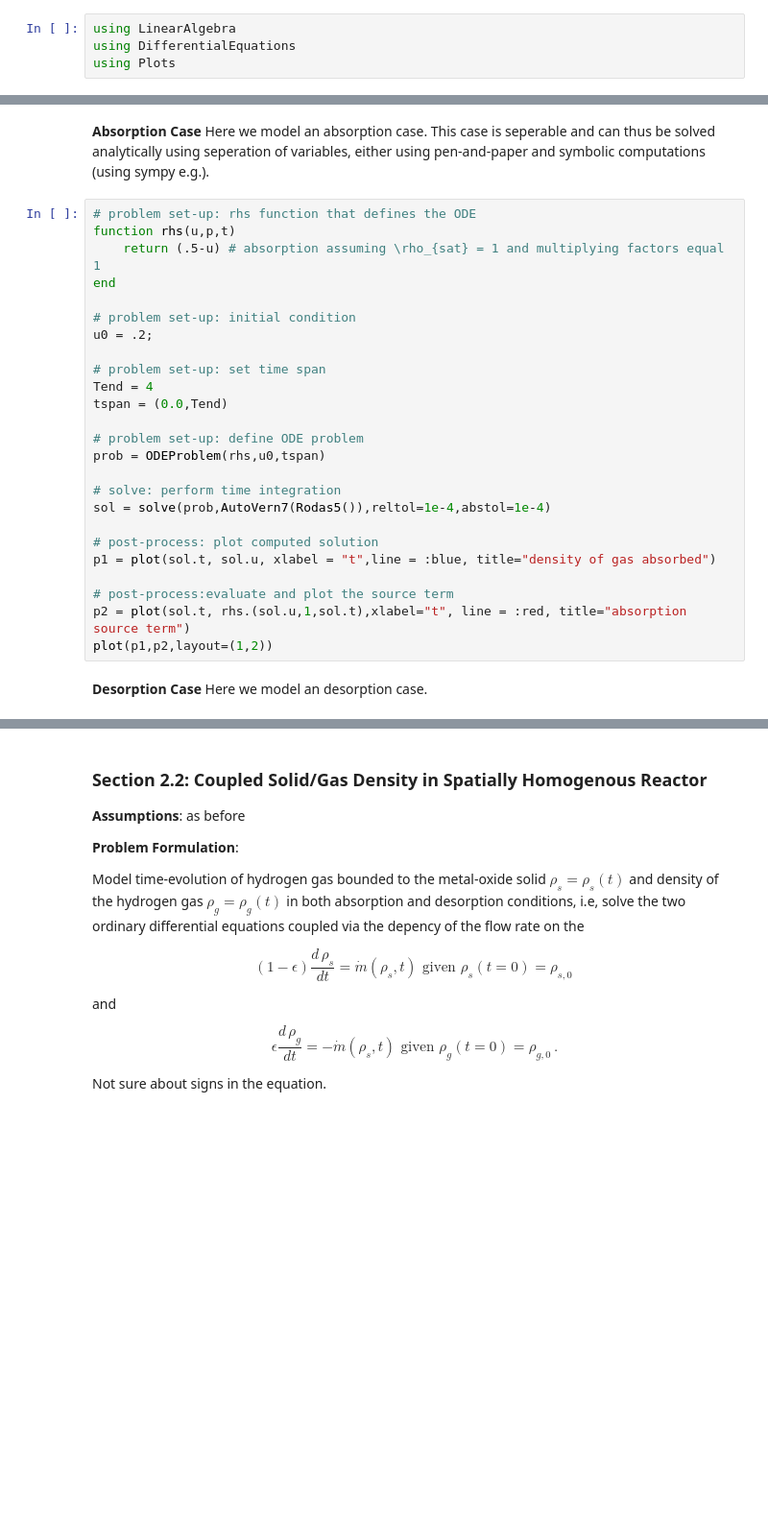
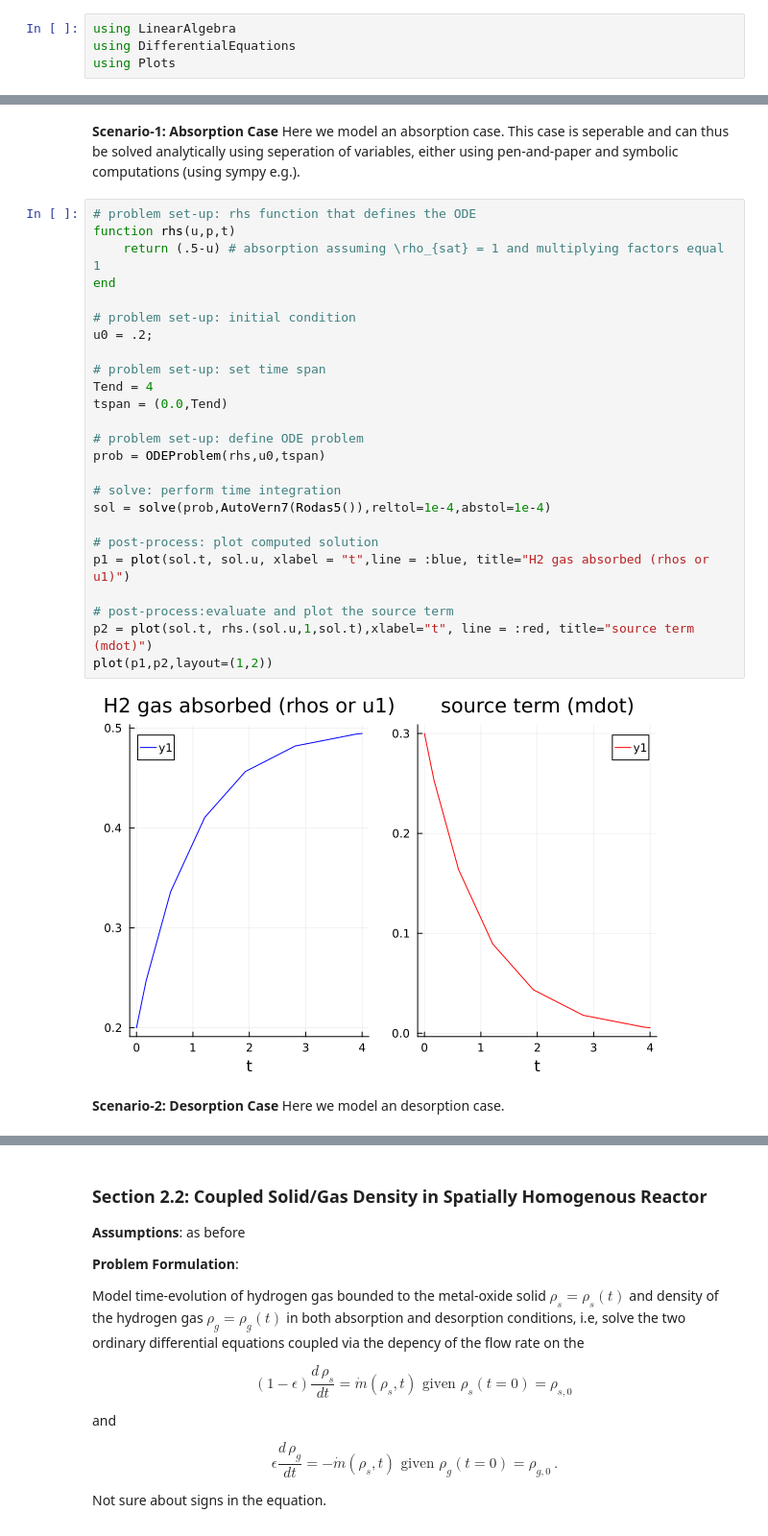
Before and after one commit to ziolai/finite_element_electrical_engineering, a Jupyter notebook: project-based-assignment/metal-hydride-storage/notebooks/darzi-2016.ipynb, the cells around one changed output, grey strips where cells are left out. Shown at 96% size. Drawn from its saved outputs; the diff is of its cells as text; blank space fills up the shorter version.

```diff
--- a/project-based-assignment/metal-hydride-storage/notebooks/darzi-2016.ipynb
+++ b/project-based-assignment/metal-hydride-storage/notebooks/darzi-2016.ipynb
@@ -84,35 +87,37 @@ assuming final time to evolve between one and a few minutes. Observe that
 
 Code the problem set-up and solve using a suitable time-integration choosen from [DifferentialEquations.jl](https://docs.sciml.ai/DiffEqDocs/stable/). Plot time evolution of $\rho_s(t)$ and $\dot{m}$. Explore the sensitivity of the computed solution w.r.t. temperature and pressure operating conditions.
 # %% [markdown]
-<b>Absorption Case</b>
+<b>Scenario-1: Absorption Case</b>
 Here we model an absorption case. This case is seperable and can thus be solved analytically using seperation of variables, either using pen-and-paper and symbolic computations (using sympy e.g.).
 # %%
 # problem set-up: rhs function that defines the ODE
 function rhs(u,p,t)
     return (.5-u) # absorption assuming \rho_{sat} = 1 and multiplying factors equal 1
 end
 
 # problem set-up: initial condition
 u0 = .2;
 
 # problem set-up: set time span
 Tend = 4
 tspan = (0.0,Tend)
 
 # problem set-up: define ODE problem
 prob = ODEProblem(rhs,u0,tspan)
 
 # solve: perform time integration
 sol = solve(prob,AutoVern7(Rodas5()),reltol=1e-4,abstol=1e-4)
 
 # post-process: plot computed solution
-p1 = plot(sol.t, sol.u, xlabel = "t",line = :blue, title="density of gas absorbed")
+p1 = plot(sol.t, sol.u, xlabel = "t",line = :blue, title="H2 gas absorbed (rhos or u1)")
 
 # post-process:evaluate and plot the source term
-p2 = plot(sol.t, rhs.(sol.u,1,sol.t),xlabel="t", line = :red, title="absorption source term")
+p2 = plot(sol.t, rhs.(sol.u,1,sol.t),xlabel="t", line = :red, title="source term (mdot)")
 plot(p1,p2,layout=(1,2))
+# %% [output]
+[figure, added]
 # %% [markdown]
-<b>Desorption Case</b>
+<b>Scenario-2: Desorption Case</b>
 Here we model an desorption case.
 # %%
 # problem set-up: rhs function that defines the ODE
```
Also changed, not shown: parts of 12 cells of this notebook.
